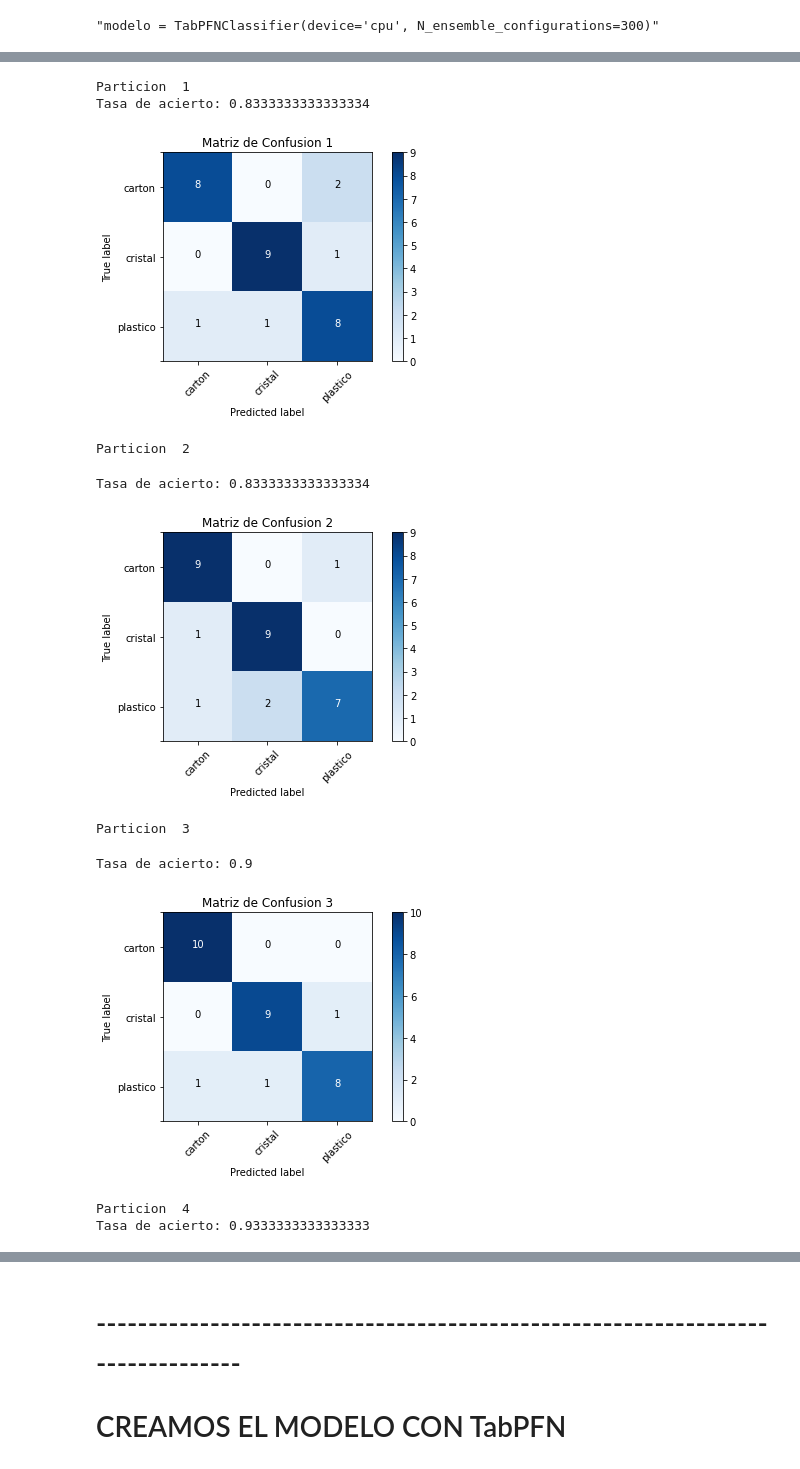
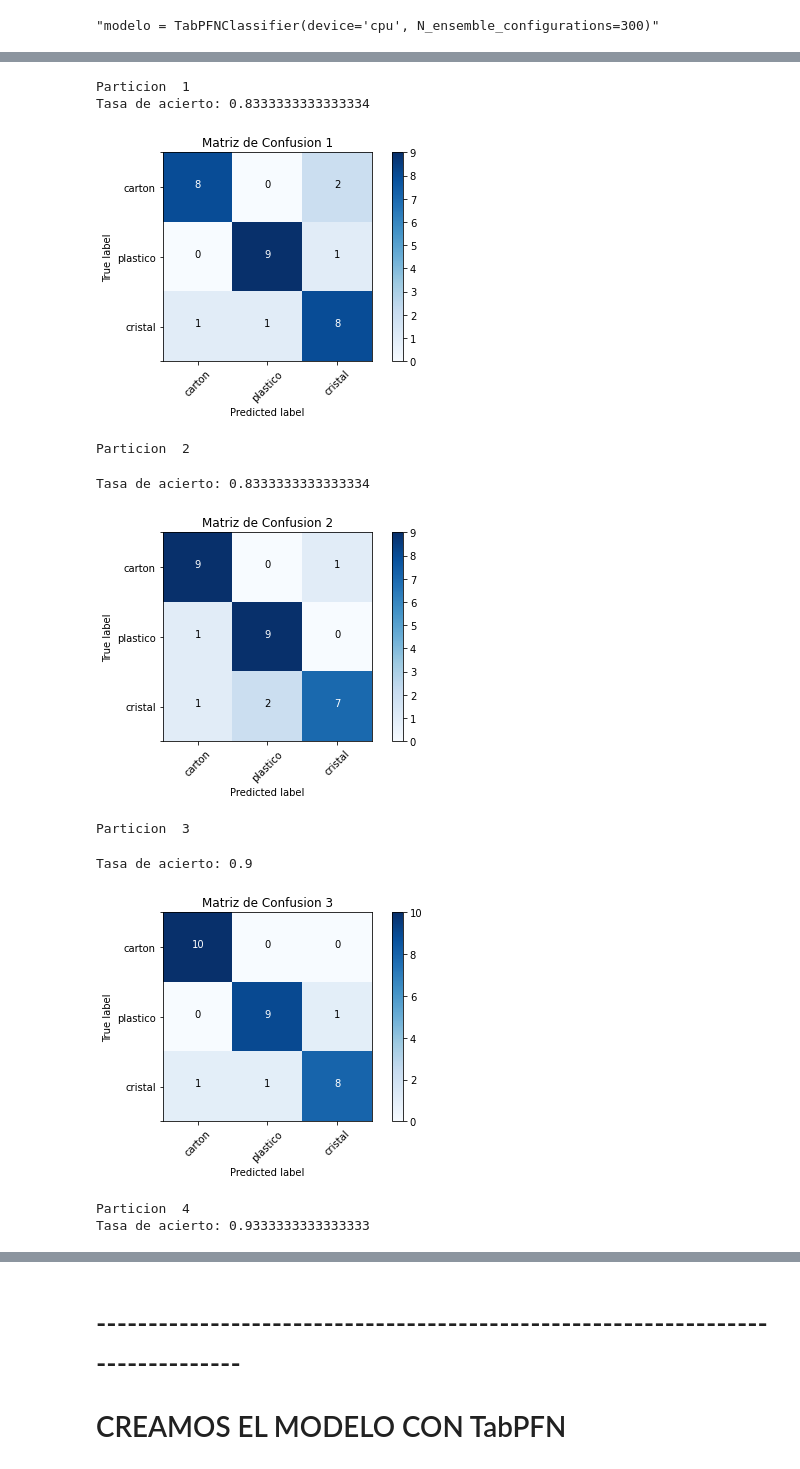
Before and after one commit to mecyc/TFG_RADAR_60GHZ, a Jupyter notebook: scripts/TabPFN.ipynb, the cells around one changed output, grey strips where cells are left out. Saved outputs shown, nothing was run; the diff lists cells and outputs as text; code cells hidden in the pictures.

```diff
--- a/scripts/TabPFN.ipynb
+++ b/scripts/TabPFN.ipynb
@@ -63,7 +65,7 @@ def plot_confusion_matrix(cm, classes,
     plt.colorbar()
     tick_marks = np.arange(len(classes))
     plt.xticks(tick_marks, classes, rotation=45)
-    plt.yticks([-0.5,0,1,2,2.5], ["","carton","cristal","plastico"])
+    plt.yticks([-0.5,0,1,2,2.5], ["","carton","plastico","cristal"])
 
     if normalize:
         cm = cm.astype('float') / cm.sum(axis=1)[:, np.newaxis]
@@ -142,41 +151,41 @@ for i in range(len(train)):
                          ('clasificador', TabPFNClassifier(device='cpu', N_ensemble_configurations=300))])
     '''
     tabPFNClassifier_attsell.fit(x_train,y_train)
 
     y_pred = tabPFNClassifier_attsell.predict(x_test)
     score = metrics.accuracy_score(y_test, y_pred)
 
     y_test2.extend(y_test)
     y_prds2.extend(y_pred)
 
     print('Tasa de acierto:',score)
     media += score
 
     #Confusion matrix
     #cm = confusion_matrix(y_test, y_prds)
     plt.figure() #num=None, figsize=(8, 6), dpi=80
-    plot_confusion_matrix(confusion_matrix(y_test, y_pred), classes= ["carton","cristal","plastico"],
+    plot_confusion_matrix(confusion_matrix(y_test, y_pred), classes= ["carton","plastico","cristal"],
                           title='Matriz de Confusion ' + str(i+1))
     plt.show()
 
 print("TODAS LAS PARTICIONES")
 print("Tasa de acierto promedio: {0: 0.4f}".format(media/len(test)))
 
 #Confusion matrix (TODO)
 #cm = confusion_matrix(y_test2, y_prds2)
 plt.figure() #num=None, figsize=(8, 6), dpi=80
-plot_confusion_matrix(confusion_matrix(y_test2, y_prds2), classes= ["carton","cristal","plastico"],
+plot_confusion_matrix(confusion_matrix(y_test2, y_prds2), classes= ["carton","plastico","cristal"],
                       title='Matriz de Confusion')
 plt.show()
 # %% [output]
 Particion  1
 Tasa de acierto: 0.8333333333333334
-[figure, old version]
+[figure, new version]
 Particion  2
 Tasa de acierto: 0.8333333333333334
-[figure, old version]
+[figure, new version]
 Particion  3
 Tasa de acierto: 0.9
-[figure, old version]
+[figure, new version]
 Particion  4
 Tasa de acierto: 0.9333333333333333
```
Also changed, not shown: parts of 10 cells of this notebook, 14 other files.
